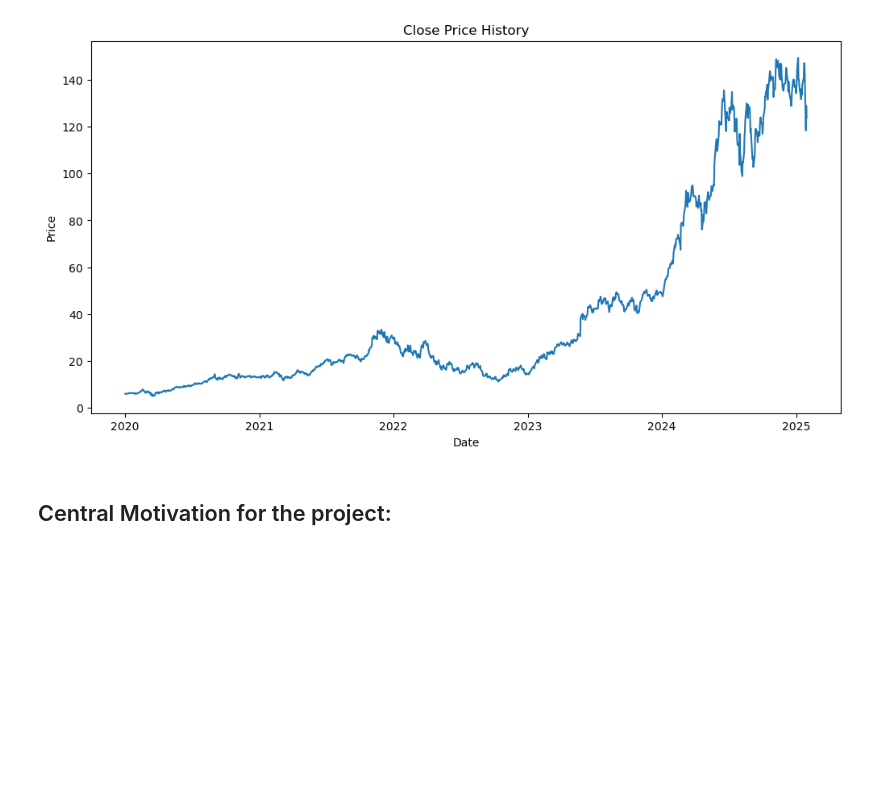
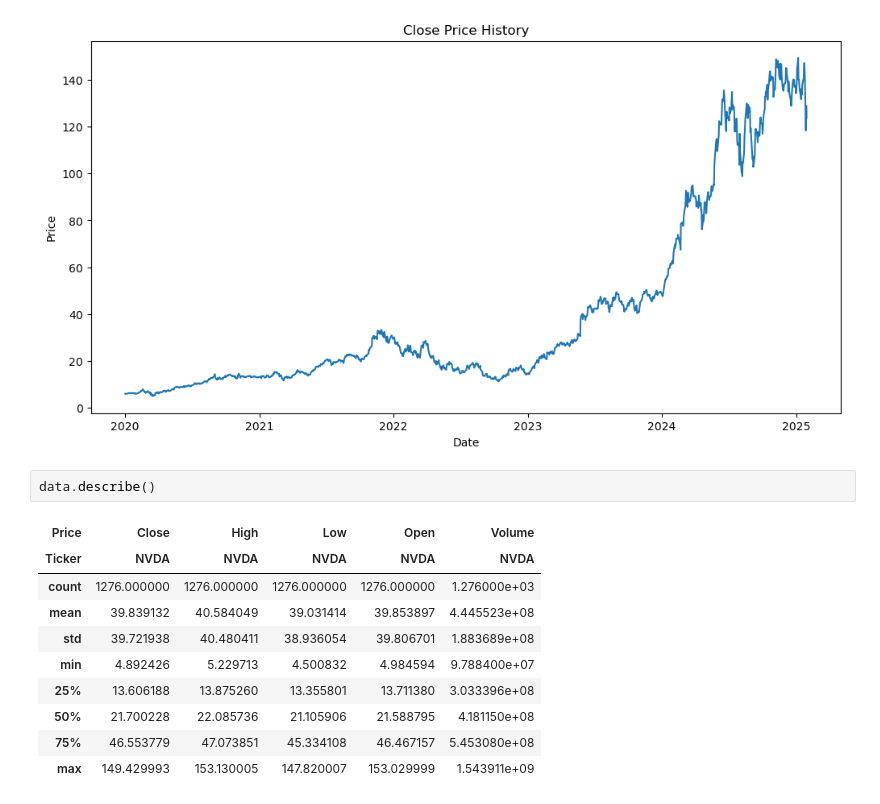
Before and after one commit to NiamBashambu/ds3000final, a Jupyter notebook: phase2.ipynb, the cells around one changed output. Drawn from its saved outputs; the diff is of its cells as text; blank space fills up the shorter version.

```diff
--- a/phase2.ipynb
+++ b/phase2.ipynb
@@ -47,5 +39,16 @@ plt.ylabel('Price')
 plt.show()
 # %% [output]
 [figure]
-# %% [markdown]
-## Central Motivation for the project:
+# %%
+data.describe()
+# %% [output]
+| Price | Close | High | Low | Open | Volume |
+| Ticker | NVDA | NVDA | NVDA | NVDA | NVDA |
+| count | 1276.000000 | 1276.000000 | 1276.000000 | 1276.000000 | 1.276000e+03 |
+| mean | 39.839132 | 40.584049 | 39.031414 | 39.853897 | 4.445523e+08 |
+| std | 39.721938 | 40.480411 | 38.936054 | 39.806701 | 1.883689e+08 |
+| min | 4.892426 | 5.229713 | 4.500832 | 4.984594 | 9.788400e+07 |
+| 25% | 13.606188 | 13.875260 | 13.355801 | 13.711380 | 3.033396e+08 |
+| 50% | 21.700228 | 22.085736 | 21.105906 | 21.588795 | 4.181150e+08 |
+| 75% | 46.553779 | 47.073851 | 45.334108 | 46.467157 | 5.453080e+08 |
+| max | 149.429993 | 153.130005 | 147.820007 | 153.029999 | 1.543911e+09 |
```
Also changed, not shown: parts of 2 cells of this notebook.
